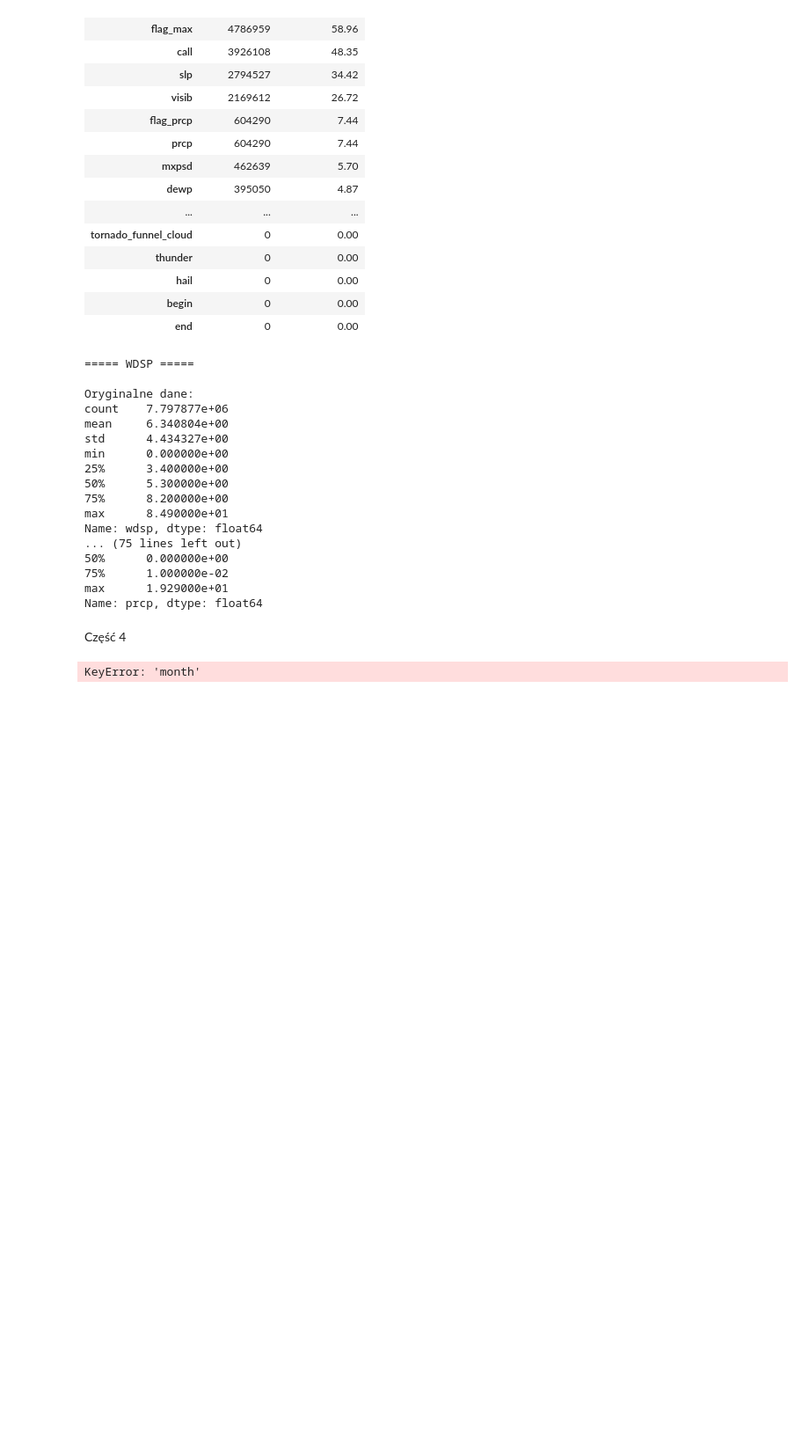
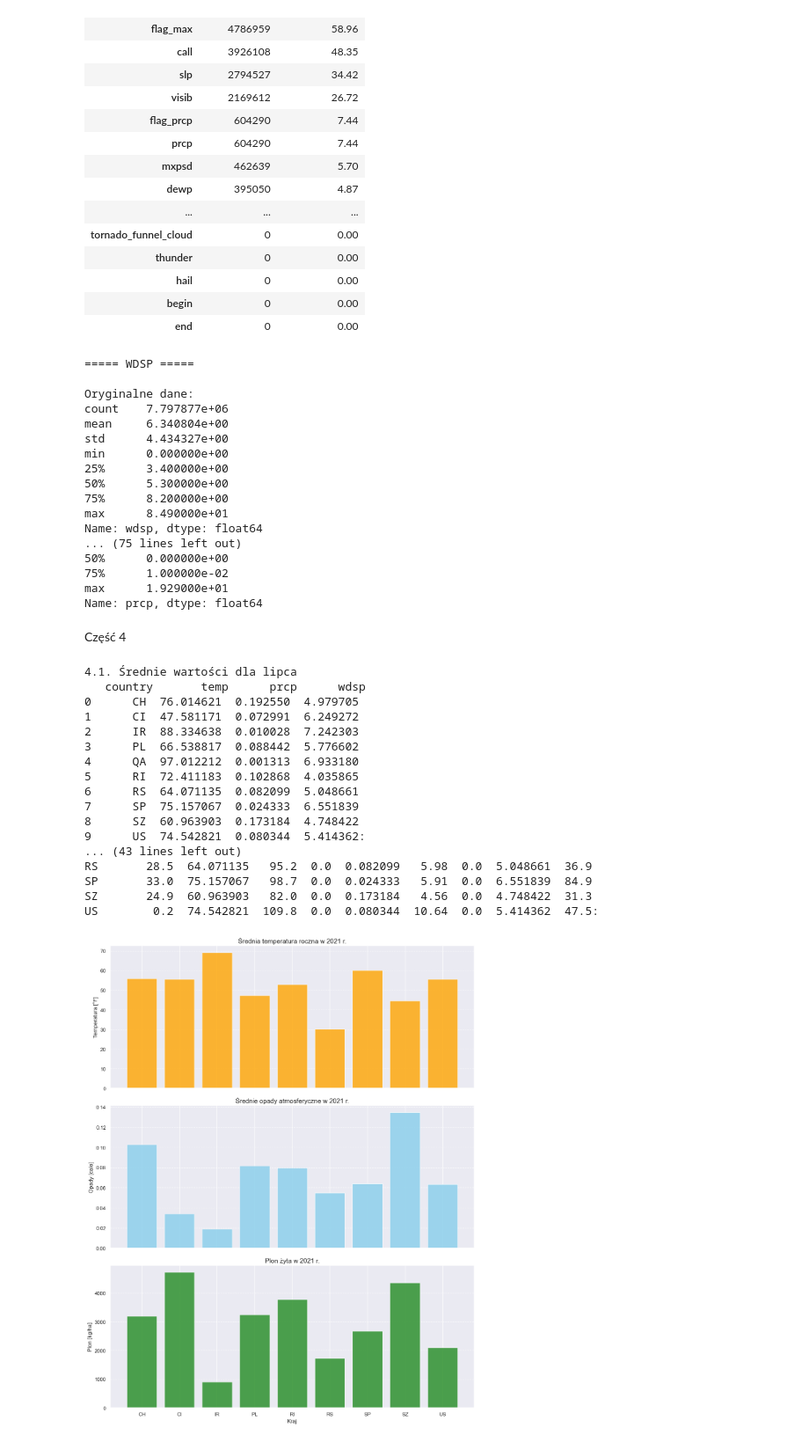
Before and after one commit to awalicki/Big_Data, a Jupyter notebook: Walicki_Dziuba_ZD2.ipynb, the cells around one changed output. Shown at 88% size. Saved outputs shown, nothing was run; the diff lists cells and outputs as text; code cells hidden in the pictures; blank space fills up the shorter version.

```diff
--- a/Walicki_Dziuba_ZD2.ipynb
+++ b/Walicki_Dziuba_ZD2.ipynb
@@ -382,7 +382,7 @@ Część 4
 # "RS": "Russian Federation",
 
 countries_to_check = ["PL", "QA", "RI", "SP", "SZ", "IR", "US", "CH", "CI", "RS"]
-
+data['month'] = data['date'].dt.month
 df_lip = data[(data['month'] == 7) & (data['country'].isin(countries_to_check))]
 df_4_1 = df_lip.groupby('country')[['temp', 'prcp', 'wdsp']].mean().reset_index()
 
@@ -390,9 +390,10 @@ print(f"\n4.1. Średnie wartości dla lipca\n {df_4_1}:")
 
 # 4.2. średnia zmiana temperatury i opadów dla co najmniej 10 wybranych krajów lub stacji w wybranym miesiącu,
 
-data = data.sort_values(['stn', 'date'])
-data['temp_change'] = data.groupby('stn')['temp'].diff()
-data['prcp_change'] = data.groupby('stn')['prcp'].diff()
+df_lip = data.sort_values(['stn', 'date'])
+df_lip['temp_change'] = df_lip.groupby('stn')['temp'].diff()
+df_lip['prcp_change'] = df_lip.groupby('stn')['prcp'].diff()
+df_lip = data[(data['month'] == 7) & (data['country'].isin(countries_to_check))]
 
 df_4_2 = df_lip.groupby('country')[['temp_change', 'prcp_change']].mean().reset_index()
 
@@ -421,34 +422,50 @@ print(f"\n4.5. Zestawienie Min/Średnia/Max: \n{df_4_5}:")
 
 df_4_6 = pd.read_csv('df_merged.csv')
 df_4_6 = df_4_6[df_4_6['country'].isin(countries_to_check) & (df_4_6['year'] == 2021) & (df_4_6['Item'] == 'Rye') &
                 (df_4_6['Unit'] == 'kg/ha')]
 sf4_6 = df_4_6.groupby('country')[['temp', 'prcp', 'Value']].mean()
 
 
 # Przygotuj wykresy w celu porównania otrzymanych wyników. Pamiętaj o ich czytelności (typ wykresu, tytuł wykresu, podpisy osi, odpowiednie zakresy osi, itp.). Przeanalizuj otrzymane wizualizacje.
 fig, axes = plt.subplots(3, 1, figsize=(12, 15), sharex=True)
 
 # temp
 axes[0].bar(sf4_6.index, sf4_6['temp'], color='orange', alpha=0.8)
 axes[0].set_title('Średnia temperatura roczna w 2021 r.', fontsize=14)
 axes[0].set_ylabel('Temperatura [°F]', fontsize=12)
 axes[0].grid(axis='y', linestyle='--', alpha=0.7)
 
 # Opady
 axes[1].bar(sf4_6.index, sf4_6['prcp'], color='skyblue', alpha=0.8)
 axes[1].set_title('Średnie opady atmosferyczne w 2021 r.', fontsize=14)
 axes[1].set_ylabel('Opady [cale]', fontsize=12)
 axes[1].grid(axis='y', linestyle='--', alpha=0.7)
 
 #Żyt0
 axes[2].bar(sf4_6.index, sf4_6['Value'], color='forestgreen', alpha=0.8)
-axes[2].set_title('Plon żyta (Rye) w 2021 r.', fontsize=14)
+axes[2].set_title('Plon żyta w 2021 r.', fontsize=14)
 axes[2].set_ylabel('Plon [kg/ha]', fontsize=12)
-axes[2].set_xlabel('Kraj (Kod ISO)', fontsize=12)
+axes[2].set_xlabel('Kraj', fontsize=12)
 axes[2].grid(axis='y', linestyle='--', alpha=0.7)
 
-# Dopasowanie układu
 plt.tight_layout()
 plt.show()
 # %% [output]
-KeyError: 'month'
+4.1. Średnie wartości dla lipca
+   country       temp      prcp      wdsp
+0      CH  76.014621  0.192550  4.979705
+1      CI  47.581171  0.072991  6.249272
+2      IR  88.334638  0.010028  7.242303
+3      PL  66.538817  0.088442  5.776602
+4      QA  97.012212  0.001313  6.933180
+5      RI  72.411183  0.102868  4.035865
+6      RS  64.071135  0.082099  5.048661
+7      SP  75.157067  0.024333  6.551839
+8      SZ  60.963903  0.173184  4.748422
+9      US  74.542821  0.080344  5.414362:
+... (43 lines left out)
+RS       28.5  64.071135   95.2  0.0  0.082099   5.98  0.0  5.048661  36.9
+SP       33.0  75.157067   98.7  0.0  0.024333   5.91  0.0  6.551839  84.9
+SZ       24.9  60.963903   82.0  0.0  0.173184   4.56  0.0  4.748422  31.3
+US        0.2  74.542821  109.8  0.0  0.080344  10.64  0.0  5.414362  47.5:
+[figure, added]
```
Also changed, not shown: parts of 2 cells of this notebook.
